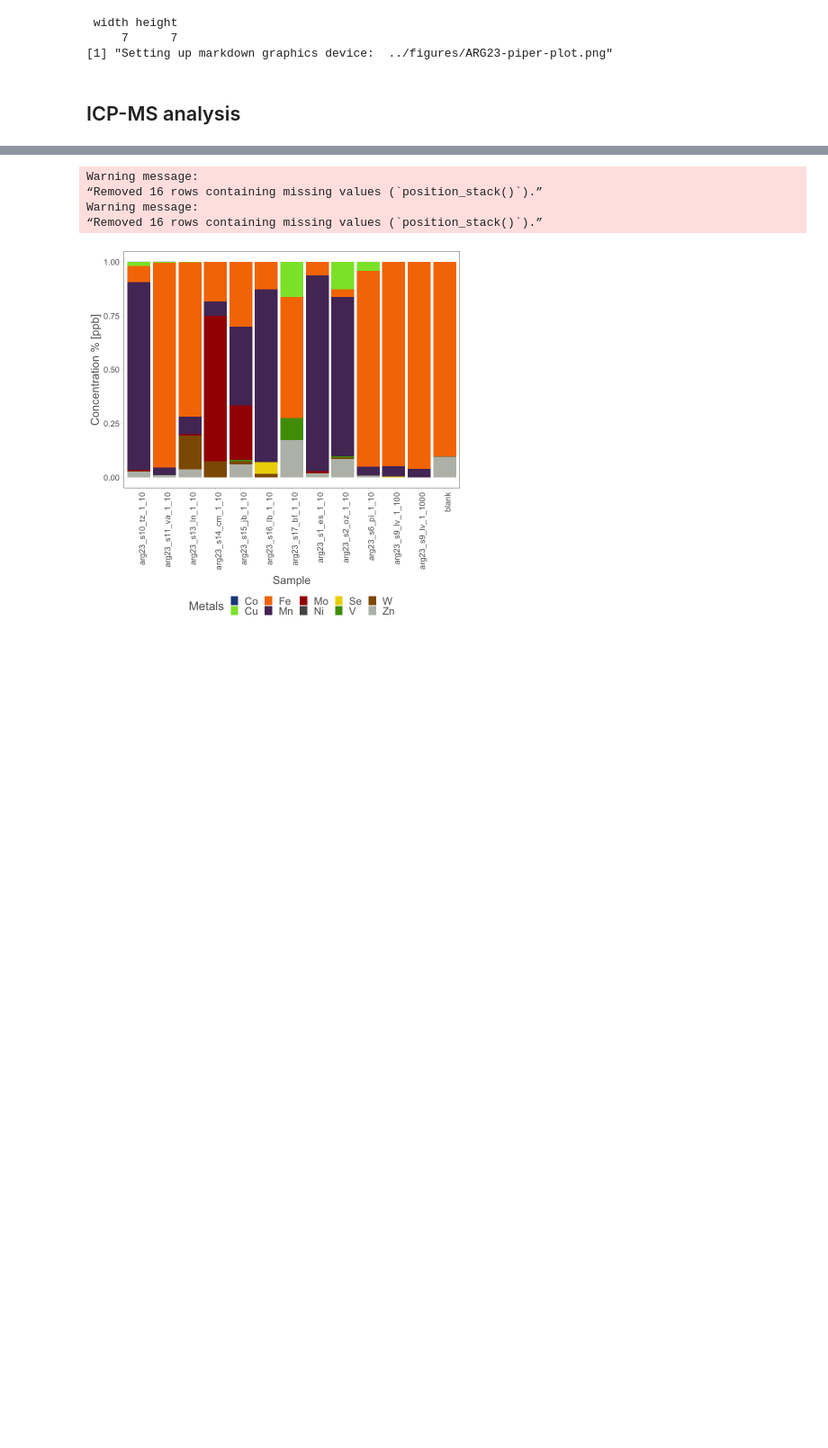
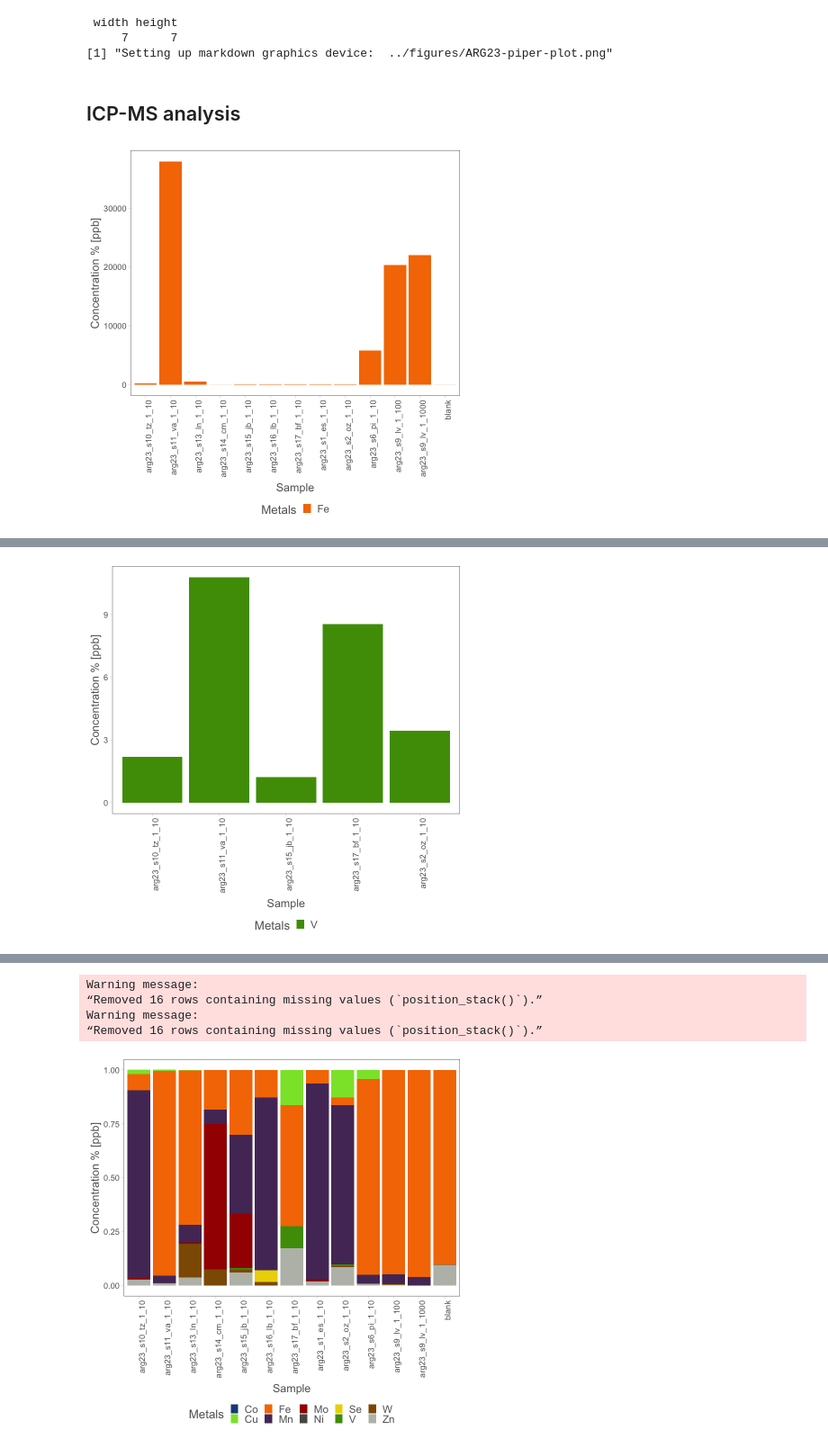
Before and after one commit to giovannellilab/geochem, a Jupyter notebook: notebooks/ARG23.ipynb, the cells around one changed output, grey strips where cells are left out. Shown at 90% size. Drawn from its saved outputs; the diff is of its cells as text; code cells hidden in the pictures; blank space fills up the shorter version.

Commit message:
Add plots for each selected metal

```diff
--- a/notebooks/ARG23.ipynb
+++ b/notebooks/ARG23.ipynb
@@ -433,0 +459,36 @@ icp_df
+# %%
+for (element_name in names(selected_metals)) {
+    plot_single_metal = ggplot(
+        data=icp_df %>% filter(element == element_name),
+        aes(fill=element, y=concentration, x=sample)
+    ) +
+    geom_bar(stat="identity", na.rm=FALSE) +
+    theme_glab() +
+    theme(
+        axis.text=element_text(size=11),
+        axis.text.x=element_text(angle=90, hjust=1),
+        # axis.ticks.x=element_line(vjust=5),
+        strip.text.x=element_text(size=20),
+        legend.position="bottom",
+        legend.text=element_text(size=14),
+        legend.title=element_text(size=16),
+        panel.grid.minor=element_blank(),
+        panel.grid.major=element_blank(),
+        panel.background=element_blank(),
+        axis.title=element_text(
+            size=15,
+            color=rgb(100, 100, 100, maxColorValue = 255)
+        ),
+        axis.title.x=element_text(vjust=-0.5)
+    ) +
+    xlab("Sample") +
+    ylab("Concentration % [ppb]") +
+    scale_colour_manual(
+        name="Metals",
+        values=selected_metals,
+        aesthetics="fill"
+    )
+    print(plot_single_metal)
+}
+# %% [output]
+[figure, added]
@@ -433,0 +497 @@ icp_df
+[figure, added]
```
Also changed, not shown: parts of 3 cells of this notebook.
